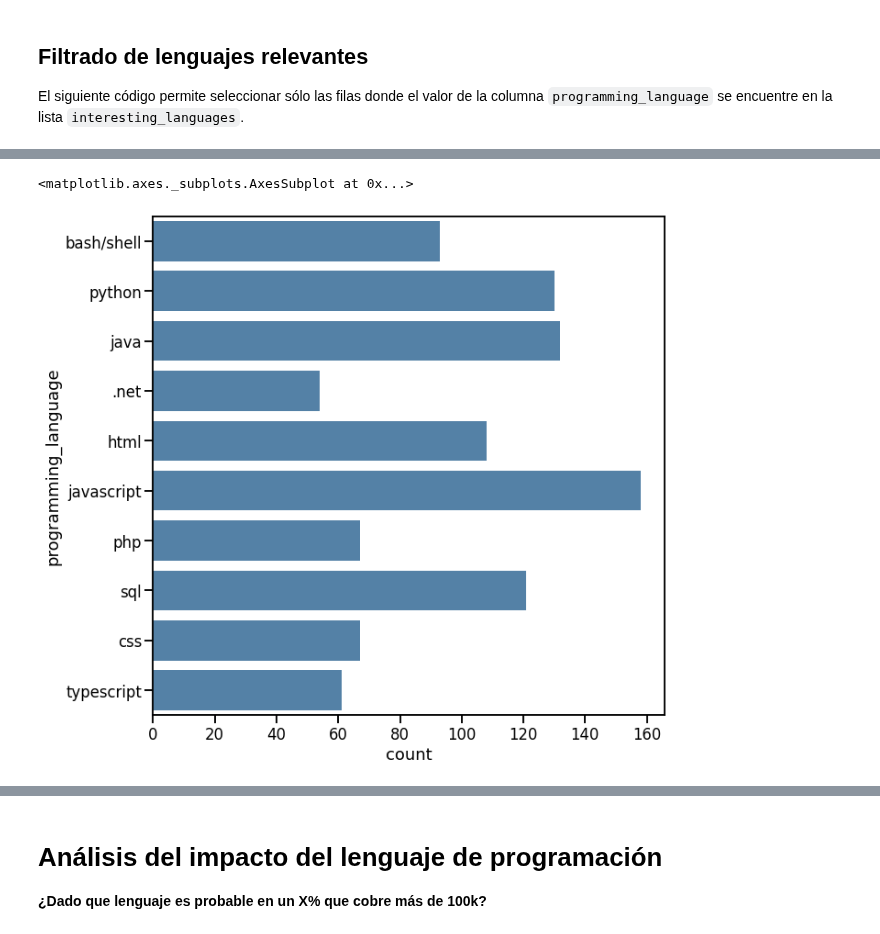
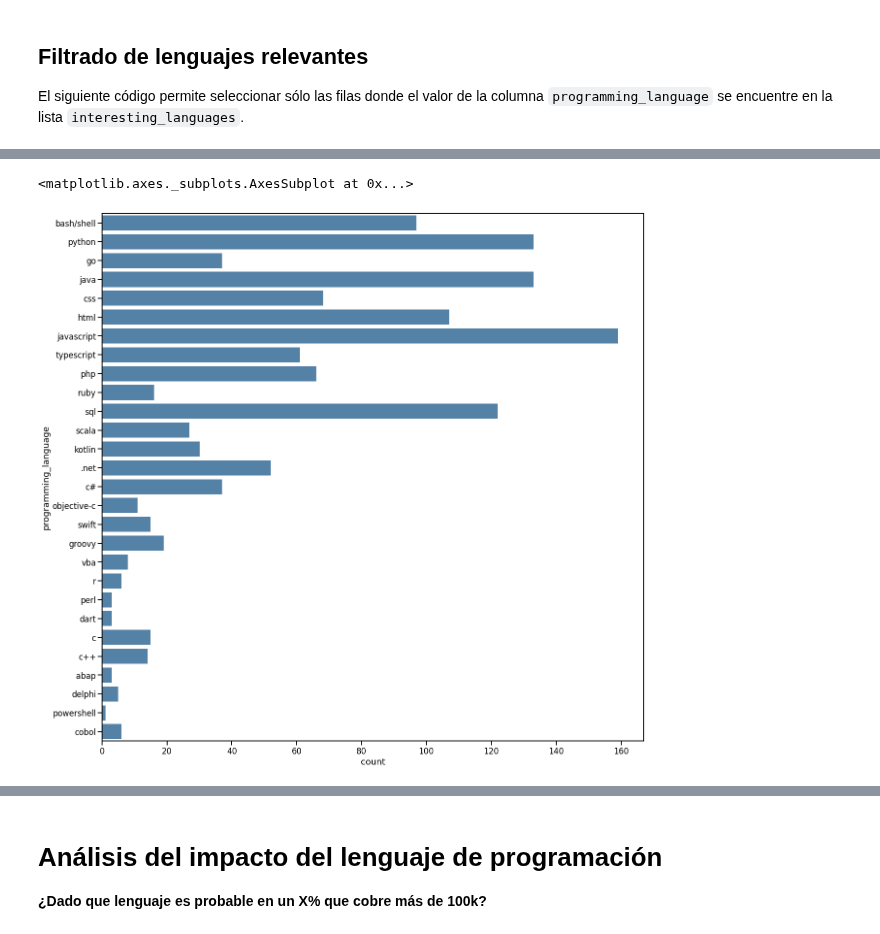
Before and after one commit to pablonicolasr/diplodatos-ayvd-2022-grupo32, a Jupyter notebook: diplodatos_ayvd_entregable1_parte1_v1.ipynb, the cells around one changed output, grey strips where cells are left out. Saved outputs shown, nothing was run; the diff lists cells and outputs as text; code cells hidden in the pictures.

```diff
--- a/diplodatos_ayvd_entregable1_parte1_v1.ipynb
+++ b/diplodatos_ayvd_entregable1_parte1_v1.ipynb
@@ -221,6 +368,10 @@ Las siguientes celdas de código separan estos lenguajes de programación y cuen
 
 No es necesario entender este código en profundidad, aunque sí es un buen ejercicio.
 # %%
+relevant_columns = ['tools_programming_languages', 'salary_monthly_NETO', 'salary_monthly_BRUTO']
+
+df3 = df2.copy()
+df3 = df3[relevant_columns]
 # Convert the comma-separated string of languages to a list of string.
 # Remove 'ninguno de los anteriores' option, spaces and training commas.
 def split_languages(languages_str):
@@ -235,7 +386,7 @@ def split_languages(languages_str):
           for lang in languages_str.split()]
 
 # Create a new column with the list of languages
-df2.loc[:, 'cured_programming_languages'] = df2.tools_programming_languages\
+df3.loc[:, 'cured_programming_languages'] = df3.tools_programming_languages\
     .apply(split_languages)
 if 'cured_programming_languages' not in relevant_columns:
     relevant_columns.append('cured_programming_languages')
@@ -244,10 +395,10 @@ if 'cured_programming_languages' not in relevant_columns:
 # mentioned in the response.
 # We only include in df_lang the columns we are going to analyze later, so we
 # don't duplicate innecesary information.
-df_lang = df2.cured_programming_languages\
+df_lang = df3.cured_programming_languages\
     .apply(pd.Series).stack()\
     .reset_index(level=-1, drop=True).to_frame()\
-    .join(df2[relevant_columns])\
+    .join(df3[relevant_columns])\
     .rename(columns={0: 'programming_language'})
 # Horrible programming style! But a lot of data science code can be written with
 # as concatenations of functions (pipelines), and there's no elegant way of
@@ -260,3 +411,6 @@ df_lang[:5]
 | 0 | python | HTML, Javascript, Python | 63000.0 | 79000.0 | ... |
 | 1 | ninguno | Ninguno | 127000.0 | 160000.0 | ... |
 | 2 | bash/shell | Bash/Shell, C, CSS, HTML, Java, J... | 102000.0 | 130000.0 | ... |
+# %%
+df_lang = df_lang.reset_index(drop=True)
+df_lang[:5]
@@ -295,7 +456,7 @@ def delete_rows_low_frequency(df, language_count):
   # Delete rows where the programming language is equal to "ninguno".
   df.drop(df.index[df["programming_language"] == "ninguno"], inplace = True)
   # Iterate de rows of dataframe
-  for i, row in enumerate(language_count.itertuples(), 1):
+  for i, row in enumerate(language_count.itertuples(), 0):
     # If the frequency is less than 25, that row is removed.
     if int(row.frequency) < 25:
       df.drop(df.index[df["programming_language"] == str(row.language)], inplace = True)
@@ -498,8 +666,8 @@ El siguiente código permite seleccionar sólo las filas donde el valor de la co
 # Filter out languages that we want to exclude
 # Complete here with your selected list.
 # interesting_languages = ["Python"]
-interesting_languages = list(df_new_2["programming_language"].value_counts().index)[:10]
-filtered_df_lang = df_new_2[df_new_2.programming_language.isin(interesting_languages)]
+interesting_languages = list(df_lang["programming_language"].value_counts().index)
+filtered_df_lang = df_lang[df_lang.programming_language.isin(interesting_languages)]
 filtered_df_lang = filtered_df_lang.reset_index(drop=True)
 filtered_df_lang
 # %% [output]
@@ -569,7 +743,7 @@ ten_top_df_salary.programming_language.value_counts().plot(kind='bar')
 # %%
-fig = plt.figure(figsize=(10, 10))
-seaborn.countplot(y=ten_top_df_salary.programming_language, color='steelblue')
+fig = plt.figure(figsize=(20, 20))
+sns.countplot(y=ten_top_df_salary.programming_language, color='steelblue')
 # %% [output]
 <matplotlib.axes._subplots.AxesSubplot at 0x...>
-[figure, old version]
+[figure, new version]
 # %%
```
Also changed, not shown: parts of 98 cells of this notebook.
